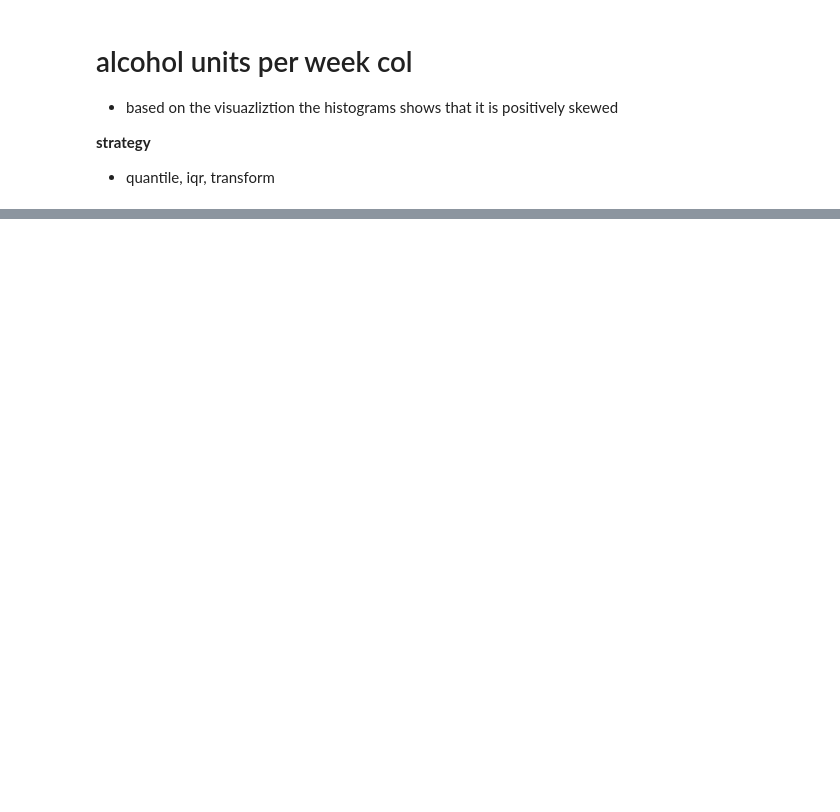
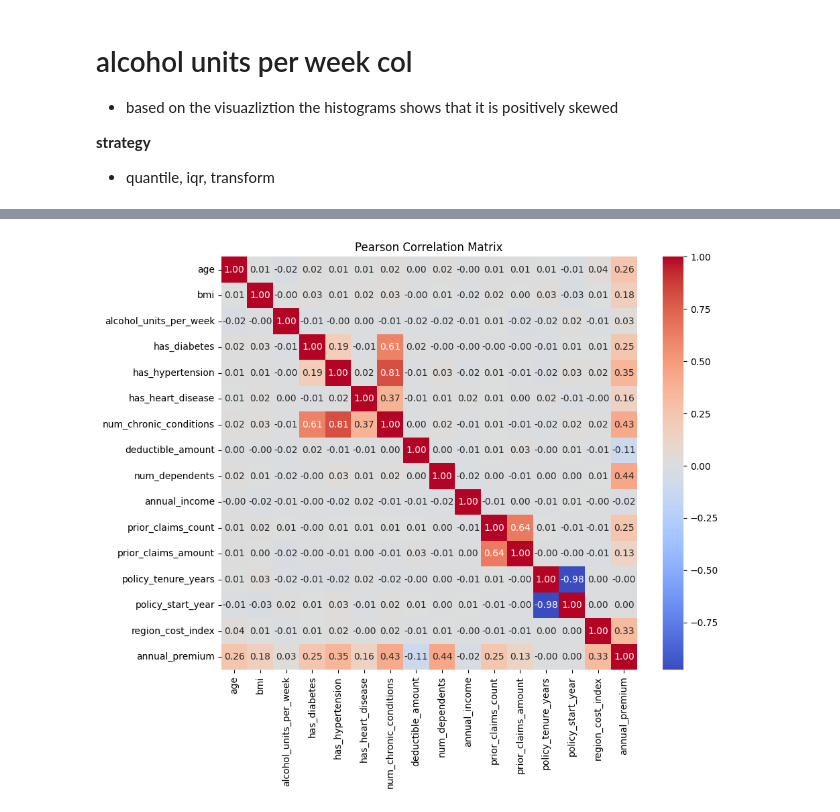
Before and after one commit to Wewds1/ML_Projects, a Jupyter notebook: Insurance_Claims/notebooks/01_eda.ipynb, the cells around one changed output, grey strips where cells are left out. Drawn from its saved outputs; the diff is of its cells as text; code cells hidden in the pictures; blank space fills up the shorter version.

```diff
--- a/Insurance_Claims/notebooks/01_eda.ipynb
+++ b/Insurance_Claims/notebooks/01_eda.ipynb
@@ -100,0 +115,9 @@ plt.show()
+# %%
+numeric_cols = df_copy.select_dtypes(include=['number'])
+
+plt.figure(figsize=(10, 8))
+sns.heatmap(numeric_cols.corr(), annot=True, fmt=".2f", cmap='coolwarm')
+plt.title("Pearson Correlation Matrix")
+plt.show()
+# %% [output]
+[figure, added]
```
Also changed, not shown: parts of 10 cells of this notebook, 6 other files.
